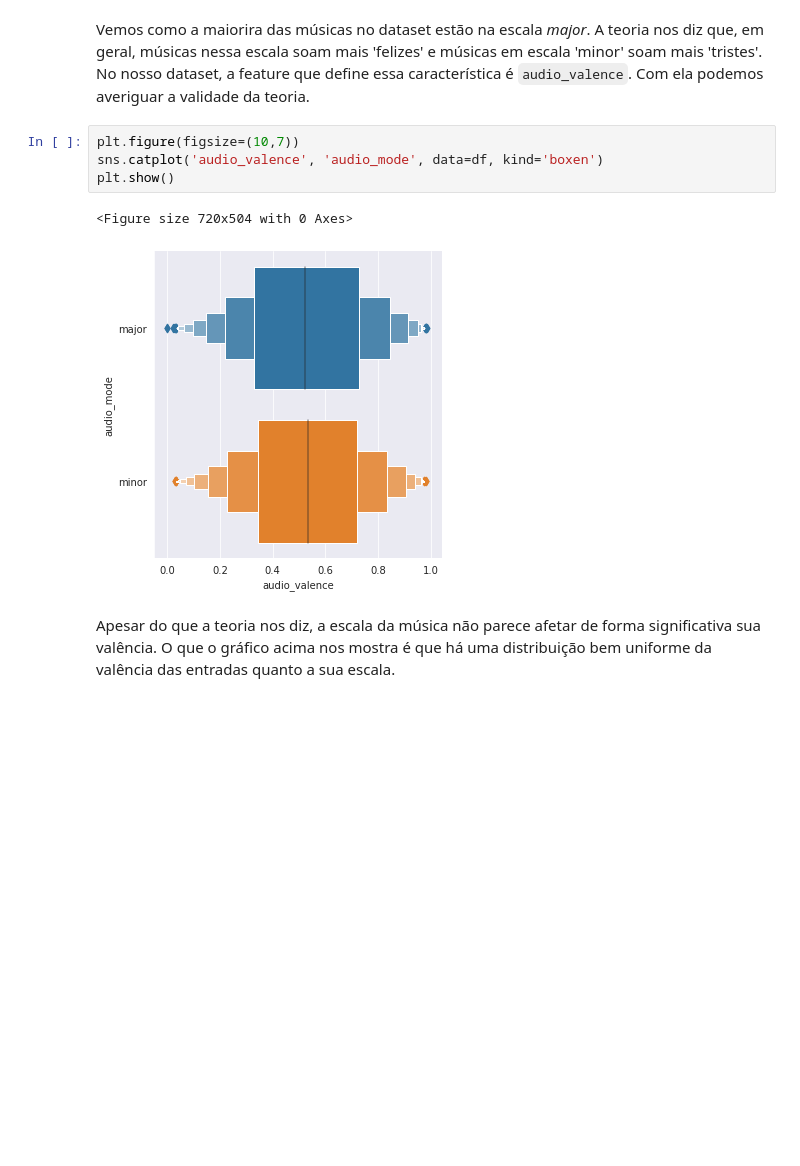
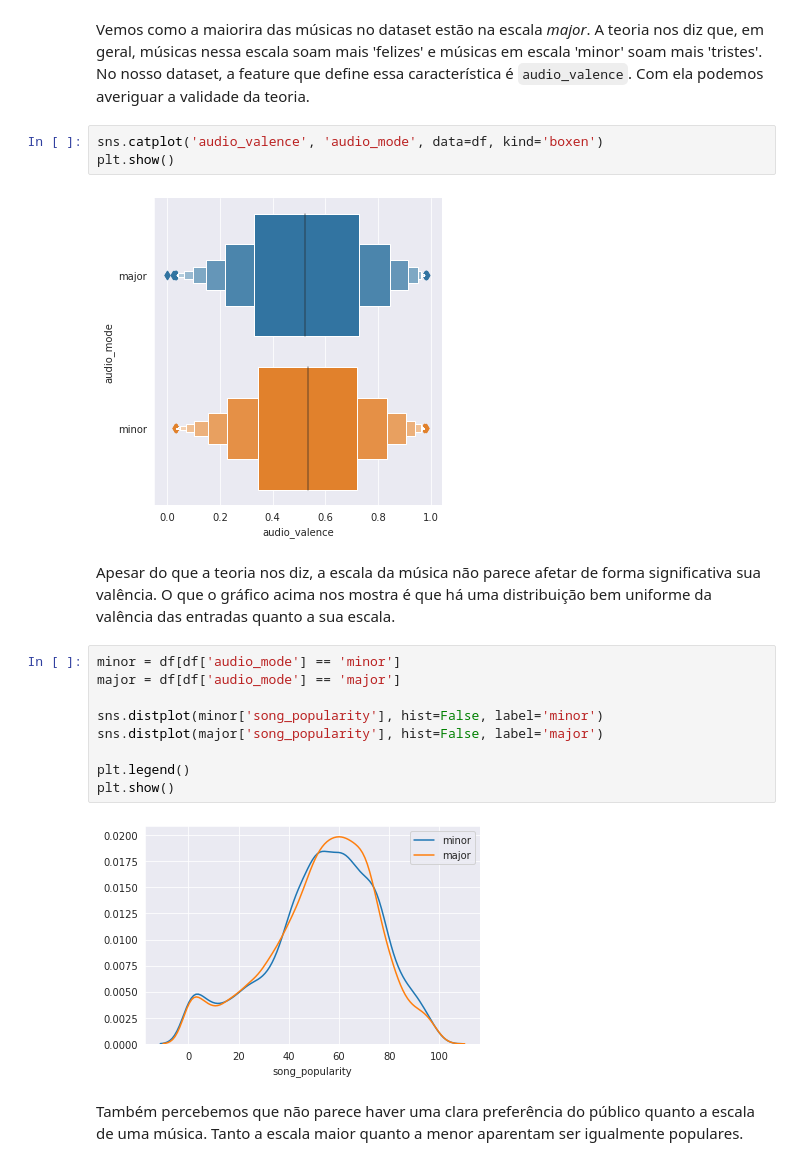
Before and after one commit to luish18/analise_dados_spotify, a Jupyter notebook: analise.ipynb, the cells around one changed output. Saved outputs shown, nothing was run; the diff lists cells and outputs as text; blank space fills up the shorter version.

```diff
--- a/analise.ipynb
+++ b/analise.ipynb
@@ -195,11 +210,22 @@ plt.show()
 # %% [markdown]
 Vemos como a maiorira das músicas no dataset estão na escala *major*. A teoria nos diz que, em geral, músicas nessa escala soam mais 'felizes' e músicas em escala 'minor' soam mais 'tristes'. No nosso dataset, a feature que define essa característica é `audio_valence`. Com ela podemos averiguar a validade da teoria.
 # %%
-plt.figure(figsize=(10,7))
 sns.catplot('audio_valence', 'audio_mode', data=df, kind='boxen')
 plt.show()
 # %% [output]
-<Figure size 720x504 with 0 Axes>
 [figure]
 # %% [markdown]
 Apesar do que a teoria nos diz, a escala da música não parece afetar de forma significativa sua valência. O que o gráfico acima nos mostra é que há uma distribuição bem uniforme da valência das entradas quanto a sua escala.
+# %%
+minor = df[df['audio_mode'] == 'minor']
+major = df[df['audio_mode'] == 'major']
+
+sns.distplot(minor['song_popularity'], hist=False, label='minor')
+sns.distplot(major['song_popularity'], hist=False, label='major')
+
+plt.legend()
+plt.show()
+# %% [output]
+[figure, added]
+# %% [markdown]
+Também percebemos que não parece haver uma clara preferência do público quanto a escala de uma música. Tanto a escala maior quanto a menor aparentam ser igualmente populares.
```
Also changed, not shown: parts of 2 cells of this notebook.
